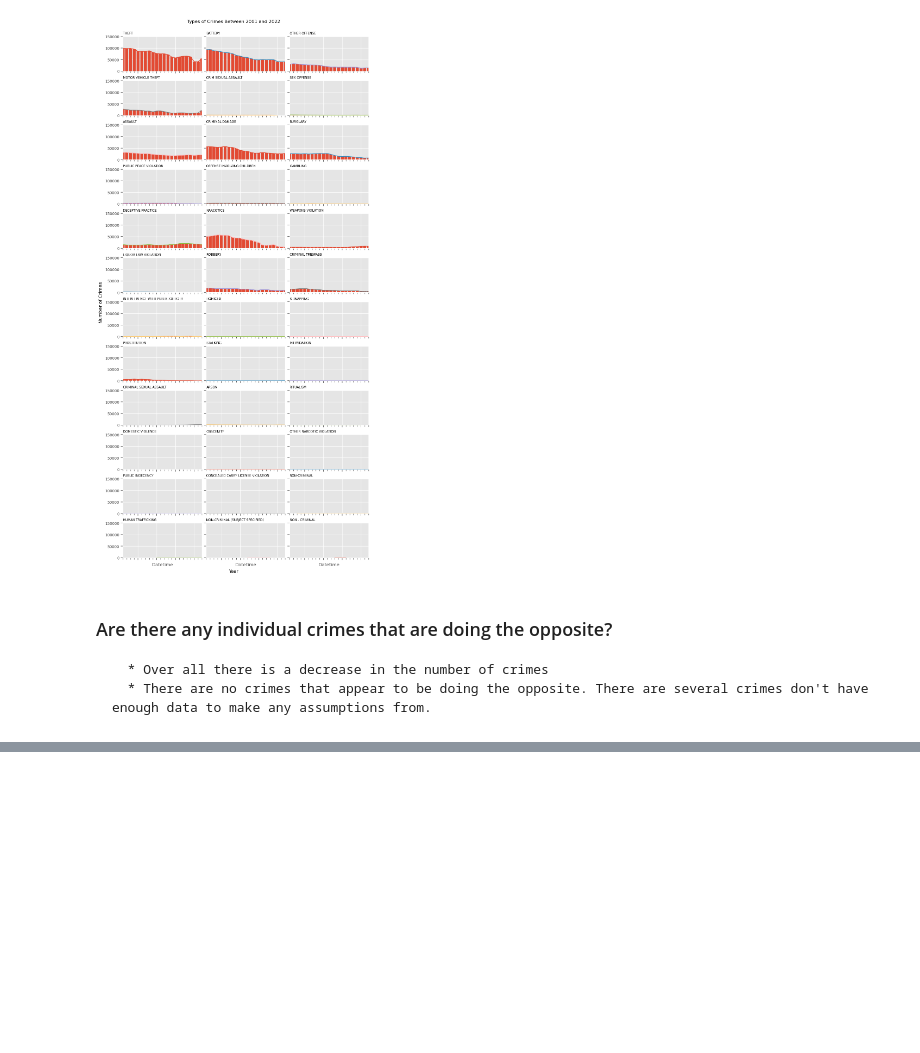
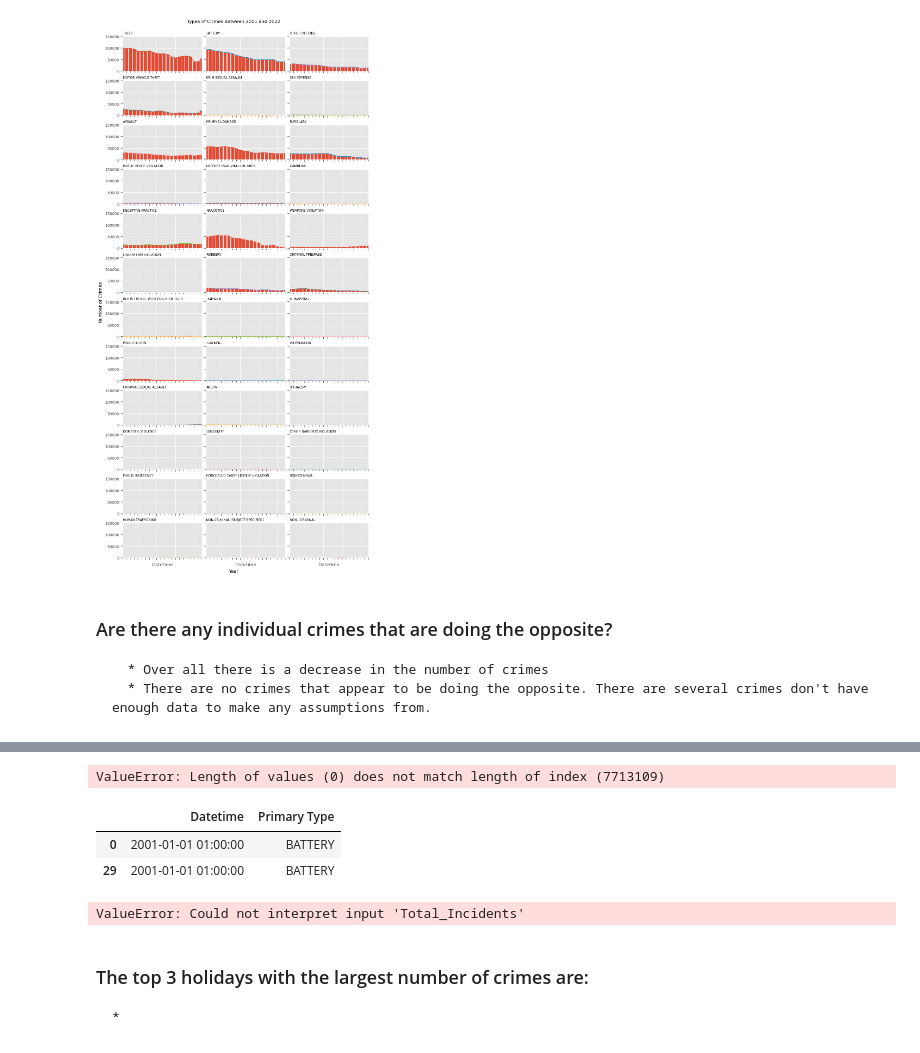
Before and after one commit to SeeBee8/Chicago-Crimes, a Jupyter notebook: Part1_Project3.ipynb, the cells around one changed output, grey strips where cells are left out. Cells and saved outputs as stored; diff of their text form; code cells hidden in the pictures; blank space fills up the shorter version.

```diff
--- a/Part1_Project3.ipynb
+++ b/Part1_Project3.ipynb
@@ -478,0 +515,4 @@ plt.show();
+# %%
+keep_cols=["Datetime", "Primary Type"]
+hdf=hdf[keep_cols]
+hdf.info()
@@ -490,5 +544,25 @@ holidays[:5]
 # %%
-df['US Holidays']=[holidays.get(day) for day in df['Date']]
-df['US Holidays'].value_counts()
+newcol = []
+hdf['Holiday Counts'] = newcol
+hdf['US Holidays']=[us_holidays.get(day) for day in hdf['Date']]
+hdf["Holiday Counts"] = hdf['US Holidays'].value_counts()
+# %% [output]
+ValueError: Length of values (0) does not match length of index (7713109)
+# %%
+hdf.head(2)
+# %% [output]
+|  | Datetime | Primary Type |
+| 0 | 2001-01-01 01:00:00 | BATTERY |
+| 29 | 2001-01-01 01:00:00 | BATTERY |
+# %%
+x="US Holidays"
+y=
+ax=sns.barplot(data=hdf, x="US Holidays", y="Total_Incidents", estimator=np.sum)
+ax.set_xticklabels(ax.get_xticklabels(), rotation = 45, ha='center');
+# %% [output]
+ValueError: Could not interpret input 'Total_Incidents'
+# %% [markdown]
+### The top 3 holidays with the largest number of crimes are:
+    *
 # %%
 ## Save a binary is holiday feature
```
Also changed, not shown: parts of 23 cells of this notebook.
